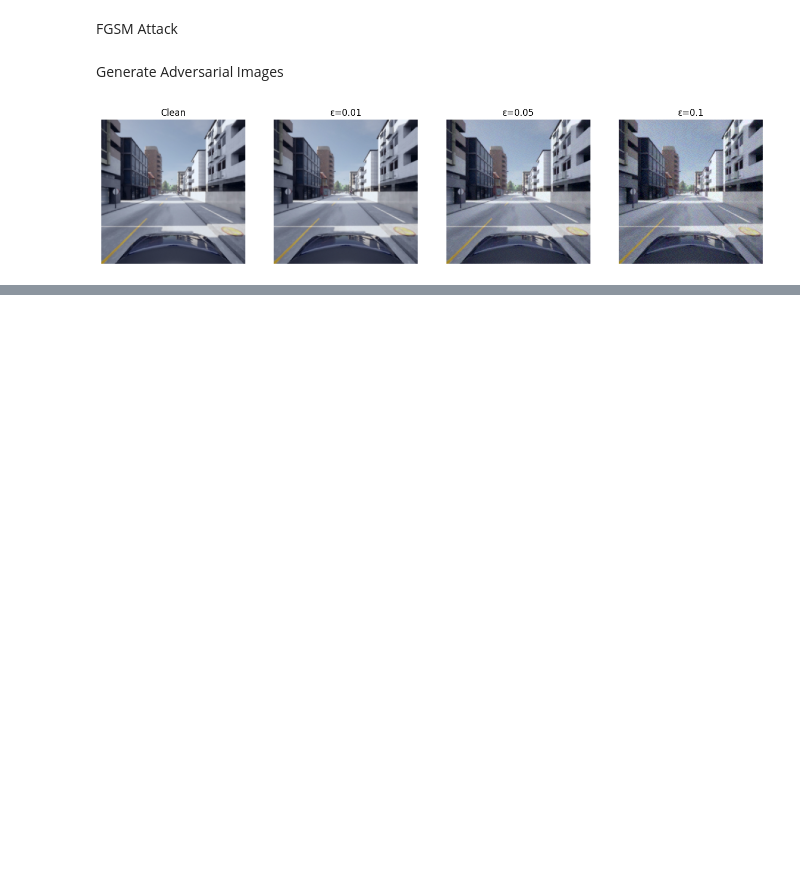
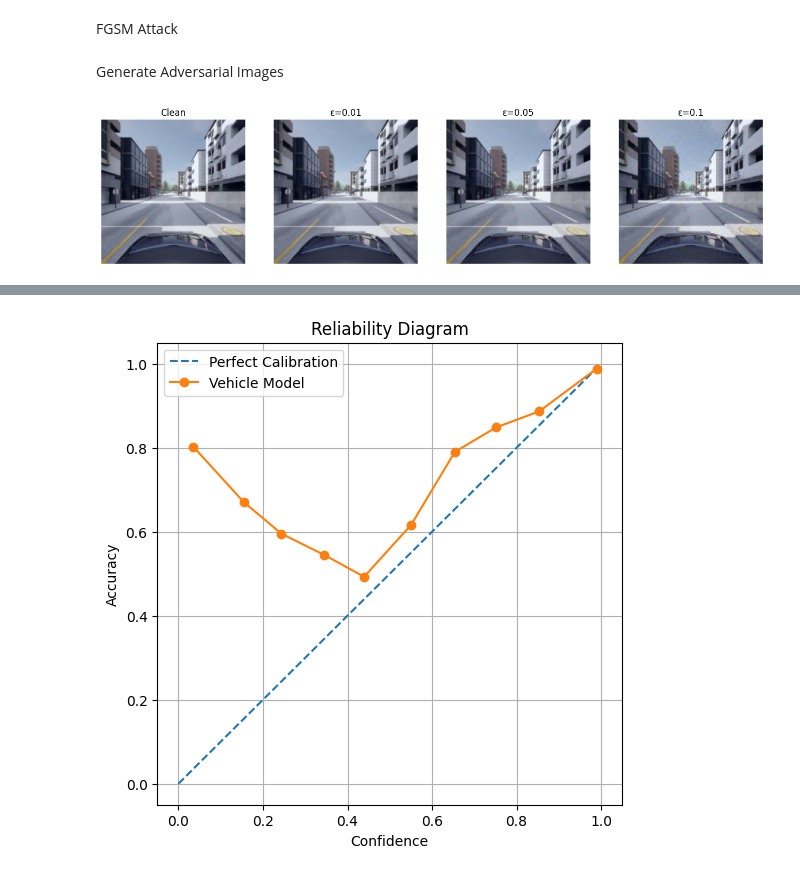
Before and after one commit to vinitdarji16/MLS-Exercise, a Jupyter notebook: vehicle_exercise8.ipynb, the cells around one changed output, grey strips where cells are left out. Saved outputs shown, nothing was run; the diff lists cells and outputs as text; code cells hidden in the pictures; blank space fills up the shorter version.

Commit message:
vehicle classifier for exercise 8_9

```diff
--- a/vehicle_exercise8.ipynb
+++ b/vehicle_exercise8.ipynb
@@ -648,0 +720,54 @@ plt.show()
+# %%
+import matplotlib.pyplot as plt
+
+bins = np.linspace(0,1,11)
+
+bin_accs = []
+bin_confs = []
+
+for i in range(10):
+
+    mask = (all_probs >= bins[i]) & (all_probs < bins[i+1])
+
+    if np.sum(mask) > 0:
+
+        acc = np.mean(
+            all_labels[mask] ==
+            (all_probs[mask] > 0.5)
+        )
+
+        conf = np.mean(
+            all_probs[mask]
+        )
+
+        bin_accs.append(acc)
+        bin_confs.append(conf)
+
+plt.figure(figsize=(6,6))
+
+plt.plot(
+    [0,1],
+    [0,1],
+    "--",
+    label="Perfect Calibration"
+)
+
+plt.plot(
+    bin_confs,
+    bin_accs,
+    marker="o",
+    label="Vehicle Model"
+)
+
+plt.xlabel("Confidence")
+plt.ylabel("Accuracy")
+
+plt.title("Reliability Diagram")
+
+plt.legend()
+
+plt.grid(True)
+
+plt.show()
+# %% [output]
+[figure, added]
```
Also changed, not shown: parts of 12 cells of this notebook.
